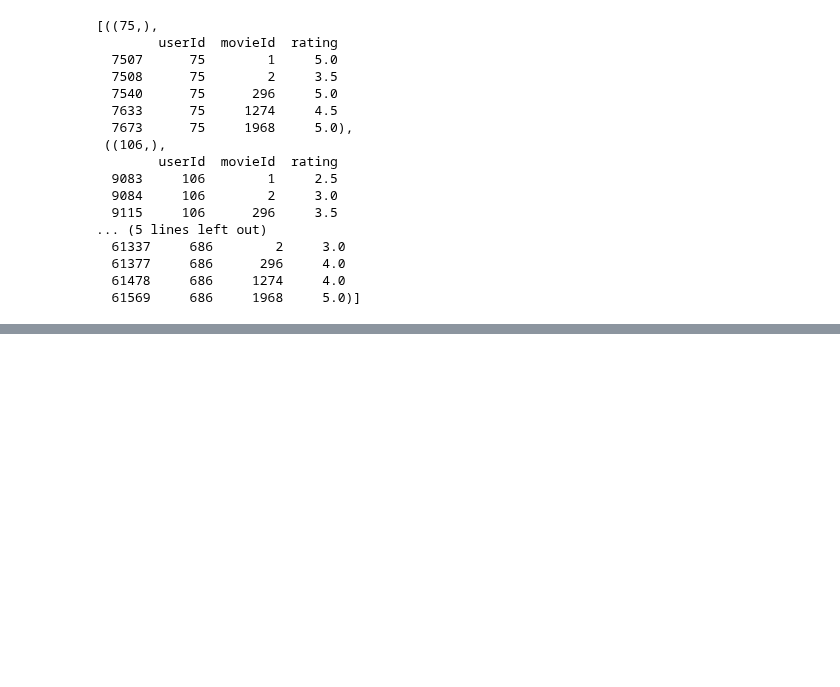
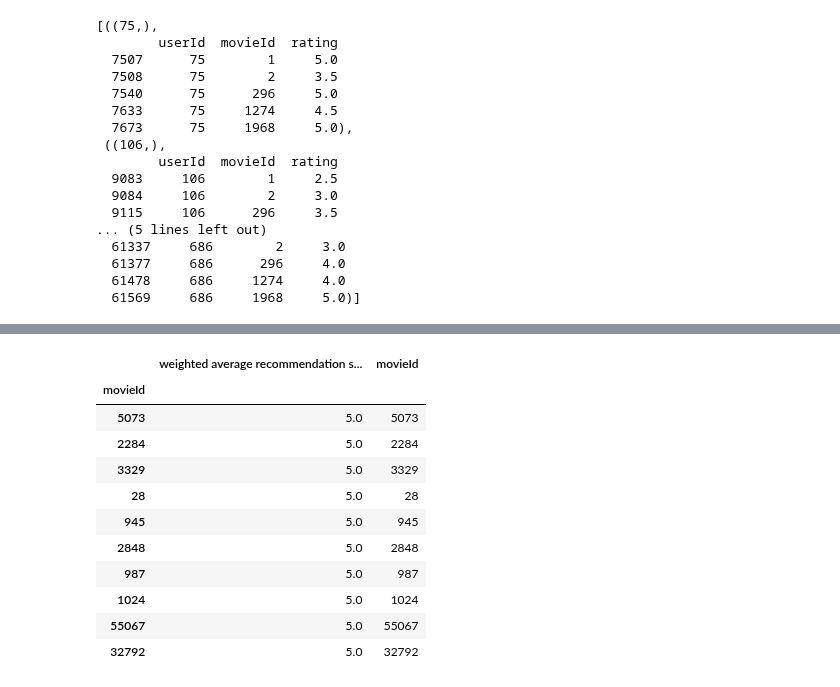
Before and after one commit to iamaryav/ai-notebooks, a Jupyter notebook: movie_recommendation.ipynb, the cells around one changed output, grey strips where cells are left out. Saved outputs shown, nothing was run; the diff lists cells and outputs as text; code cells hidden in the pictures; blank space fills up the shorter version.

```diff
--- a/movie_recommendation.ipynb
+++ b/movie_recommendation.ipynb
@@ -213,0 +357,16 @@ for name, group in userSubset:
+# %%
+recommendation_df = recommendation_df.sort_values(by='weighted average recommendation score', ascending=False)
+recommendation_df.head(10)
+# %% [output]
+|  | weighted average recommendation s... | movieId |
+| movieId |  |  |
+| 5073 | 5.0 | 5073 |
+| 2284 | 5.0 | 2284 |
+| 3329 | 5.0 | 3329 |
+| 28 | 5.0 | 28 |
+| 945 | 5.0 | 945 |
+| 2848 | 5.0 | 2848 |
+| 987 | 5.0 | 987 |
+| 1024 | 5.0 | 1024 |
+| 55067 | 5.0 | 55067 |
+| 32792 | 5.0 | 32792 |
```
Also changed, not shown: parts of 14 cells of this notebook.
